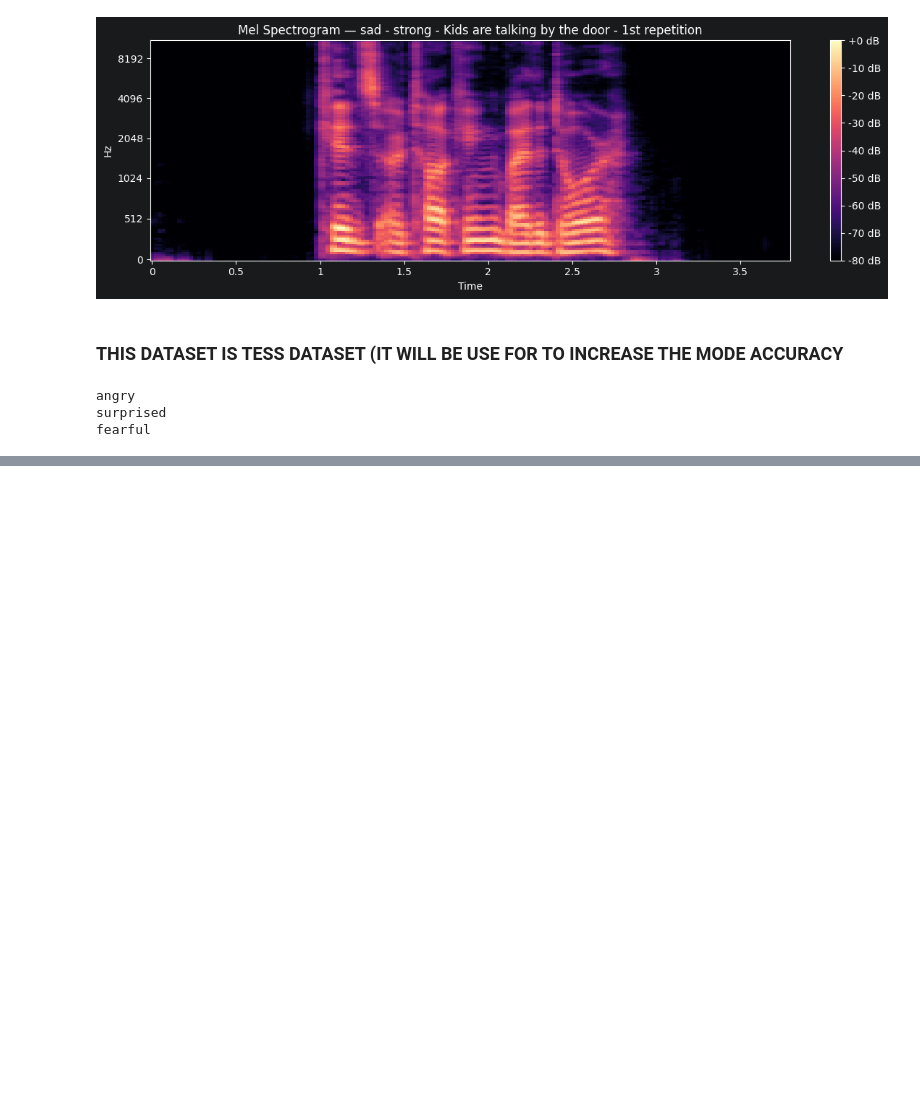
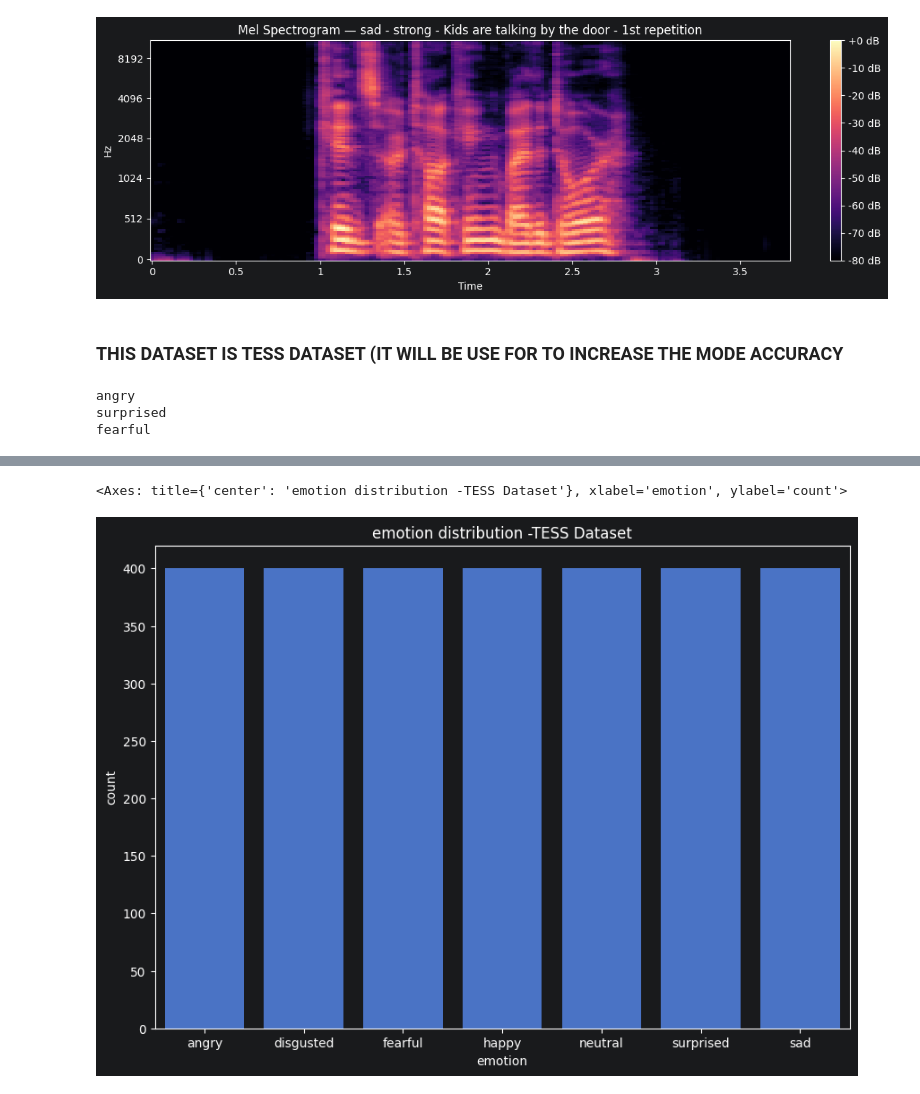
Before and after one commit to aviksarkar0204-stack/EmoWave-, a Jupyter notebook: Notebook/01_exploration.ipynb, the cells around one changed output, grey strips where cells are left out. Saved outputs shown, nothing was run; the diff lists cells and outputs as text; code cells hidden in the pictures; blank space fills up the shorter version.

Commit message:
Update exploration notebook: add TESS dataset mapping and brief description

```diff
--- a/Notebook/01_exploration.ipynb
+++ b/Notebook/01_exploration.ipynb
@@ -478,3 +478,20 @@ print(get_emotion_tess('YAF_fear'))
 angry
 surprised
 fearful
+# %%
+DATA_PATH2 = r'C:\Users\Arup Sarkar\Documents\EmoWave\data\TESS Toronto emotional speech set data'
+rows = []
+for root, dirs, files in os.walk(DATA_PATH2):
+    for file in files:
+        if file.endswith('.wav'):
+            full_path = os.path.join(root, file)
+            foldername = os.path.basename(root)  # ← gets 'OAF_angry' from full path
+            emotion = get_emotion_tess(foldername)
+            rows.append({
+                'path': full_path,
+                'emotion': emotion
+            })
+
+tess_df = pd.DataFrame(rows)
+print(tess_df.shape)
+print(tess_df['emotion'].value_counts())
@@ -480,0 +525,7 @@ fearful
+# %%
+plt.figure(figsize=(10, 7))
+plt.title("emotion distribution -TESS Dataset")
+sns.countplot(x="emotion",data=tess_df)
+# %% [output]
+<Axes: title={'center': 'emotion distribution -TESS Dataset'}, xlabel='emotion', ylabel='count'>
+[figure, added]
```
Also changed, not shown: parts of 6 cells of this notebook.
